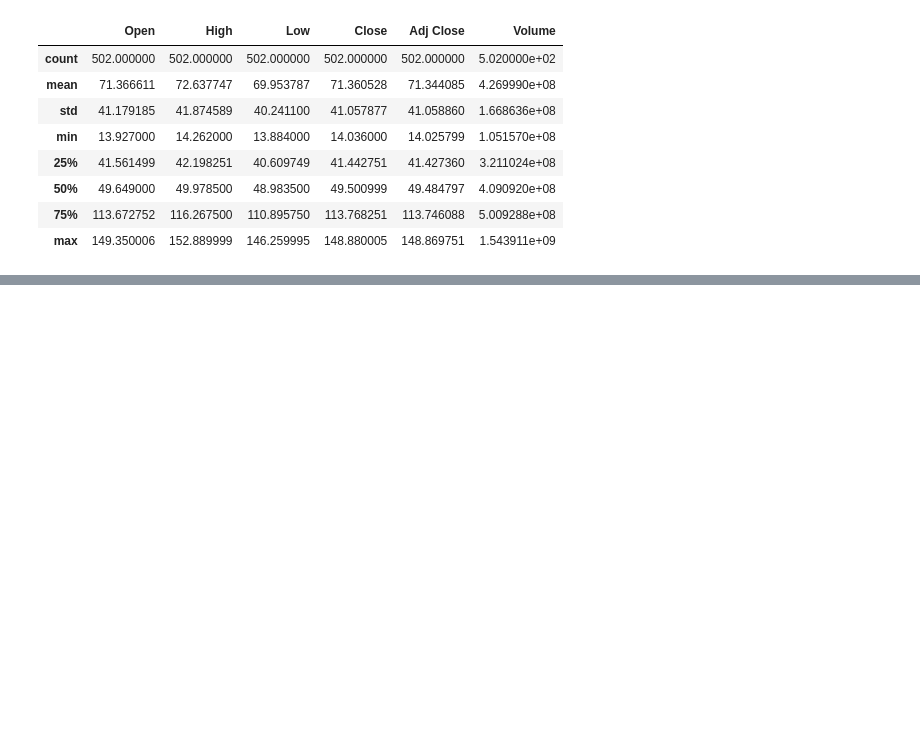
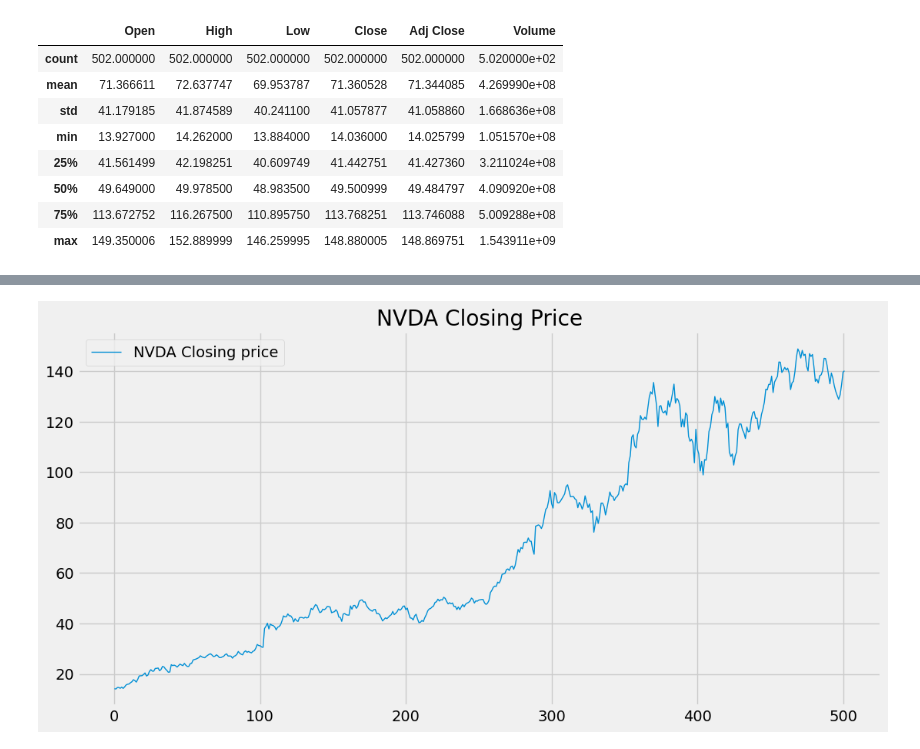
Before and after one commit to Hctor11/stock-trend-prediction, a Jupyter notebook: notebooks/stock-predictions.ipynb, the cells around one changed output, grey strips where cells are left out. Cells and saved outputs as stored; diff of their text form; code cells hidden in the pictures; blank space fills up the shorter version.

Commit message:
add closing price

```diff
--- a/notebooks/stock-predictions.ipynb
+++ b/notebooks/stock-predictions.ipynb
@@ -102,0 +114,8 @@ plot2.show()
+# %%
+plt.figure(figsize=(12,6))
+plt.plot(data['Close'], label = f'{stock} Closing price', linewidth= 1)
+plt.title(f'{stock} Closing Price')
+plt.legend()
+plt.show()
+# %% [output]
+[figure, added]
```
Also changed, not shown: parts of 2 cells of this notebook.
